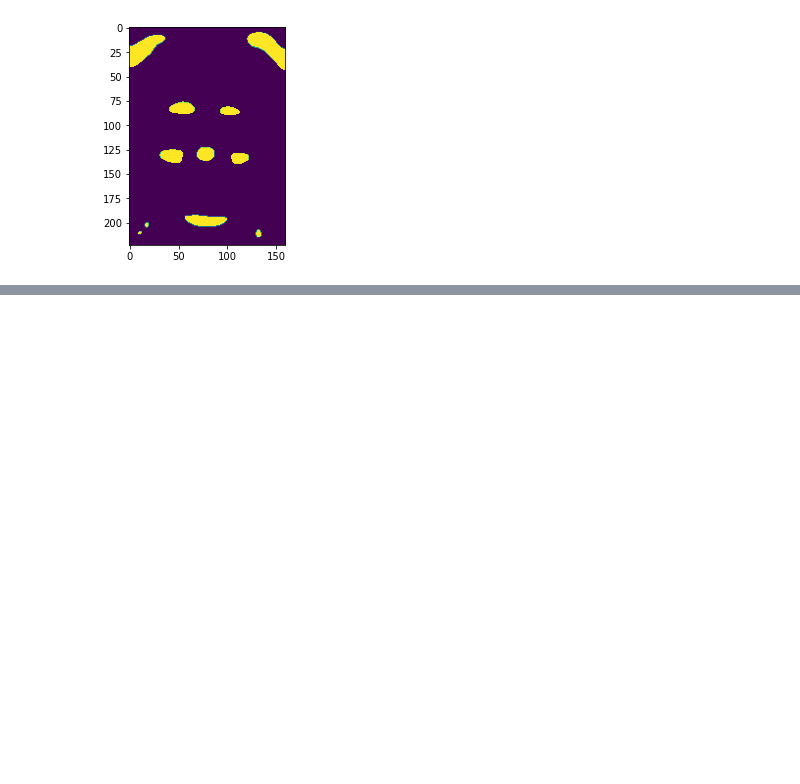
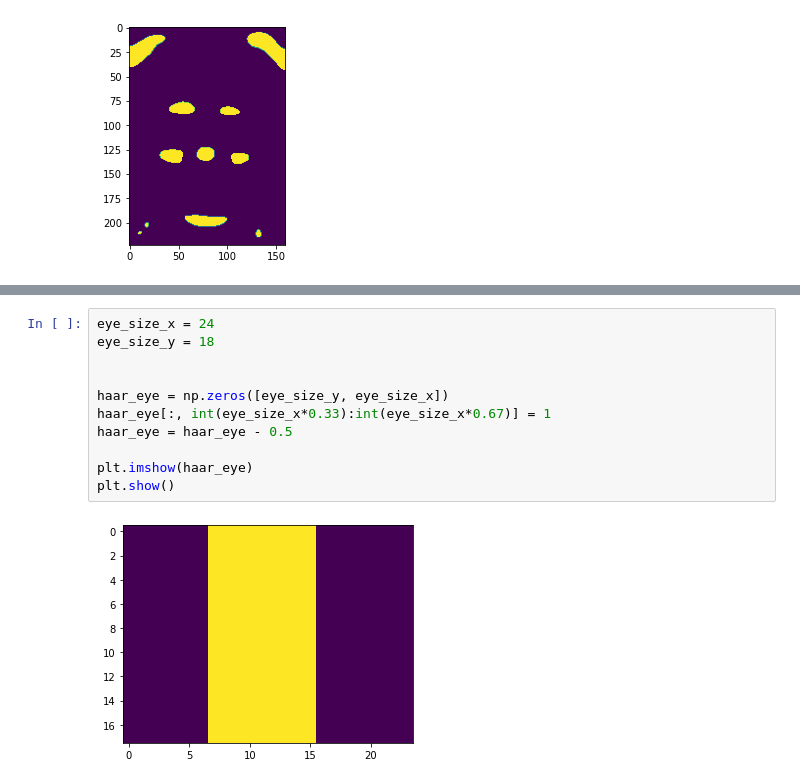
Before and after one commit to ariatara/cs445-final-project, a Jupyter notebook: eye_detection_testing.ipynb, the cells around one changed output, grey strips where cells are left out. Drawn from its saved outputs; the diff is of its cells as text; blank space fills up the shorter version.

```diff
--- a/eye_detection.ipynb
+++ b/eye_detection_testing.ipynb
@@ -450,0 +451,13 @@ plt.show()
+# %%
+eye_size_x = 24
+eye_size_y = 18
+
+
+haar_eye = np.zeros([eye_size_y, eye_size_x])
+haar_eye[:, int(eye_size_x*0.33):int(eye_size_x*0.67)] = 1
+haar_eye = haar_eye - 0.5
+
+plt.imshow(haar_eye)
+plt.show()
+# %% [output]
+[figure, added]
```
Also changed, not shown: parts of 25 cells of this notebook, 3 other files.
